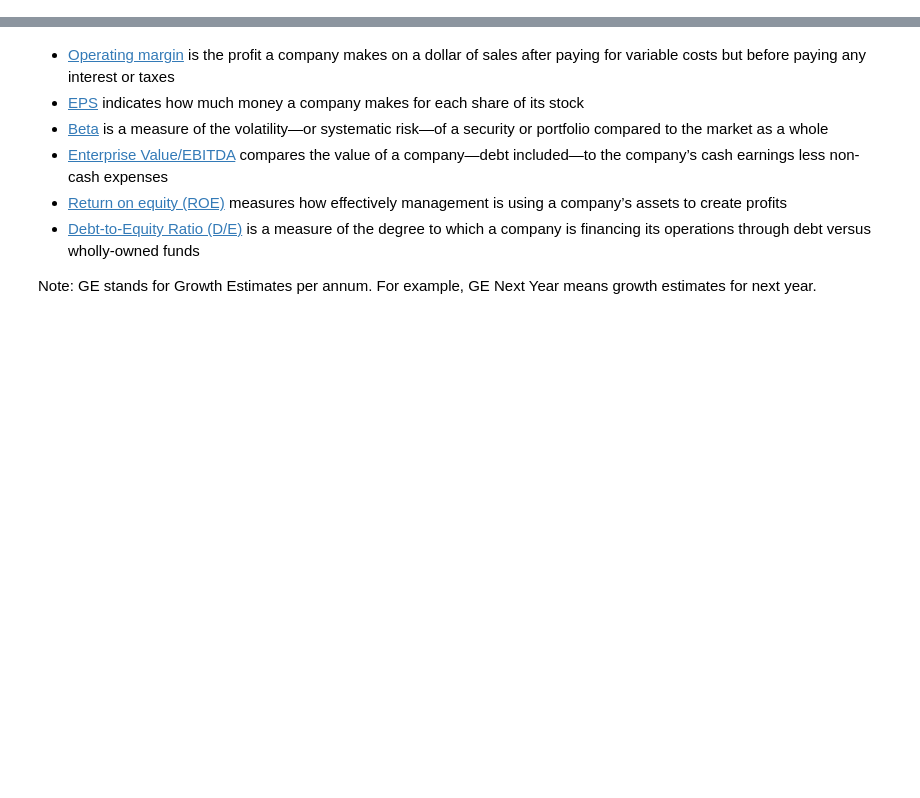
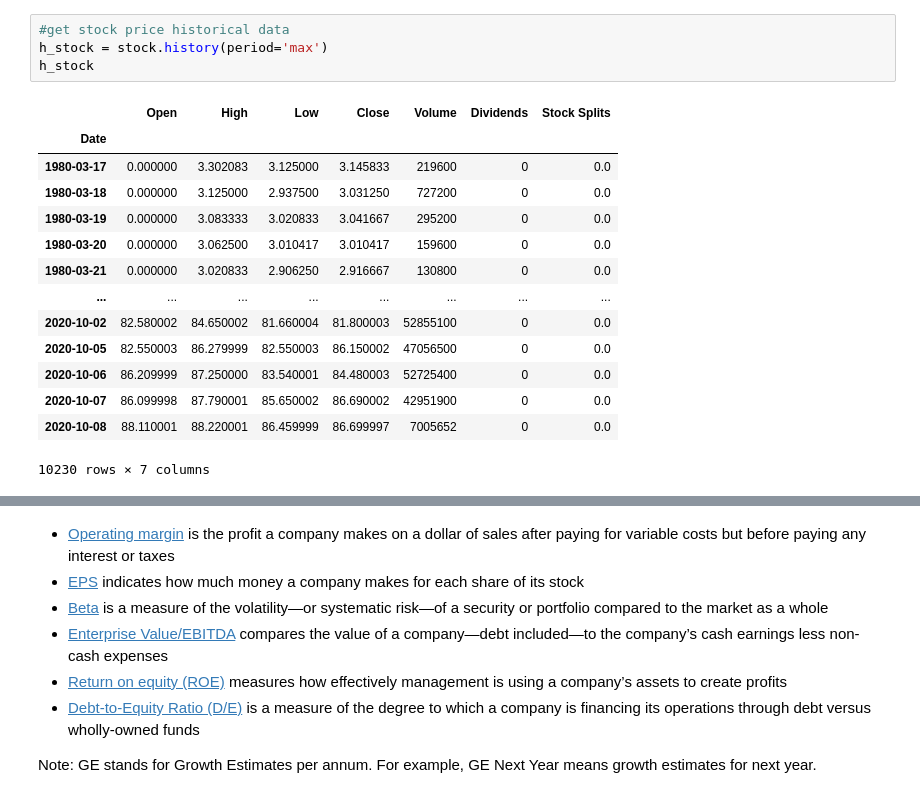
Before and after one commit to juwimana/Trading, a Jupyter notebook: Stock_Purchase_Valuation.ipynb, the cells around one changed output, grey strips where cells are left out. Saved outputs shown, nothing was run; the diff lists cells and outputs as text; blank space fills up the shorter version.

```diff
--- a/Stock_Purchase_Valuation.ipynb
+++ b/Stock_Purchase_Valuation.ipynb
@@ -26,0 +48,19 @@ df_prices.head()
+# %%
+#get stock price historical data
+h_stock = stock.history(period='max')
+h_stock
+# %% [output]
+|  | Open | High | Low | Close | Volume | Dividends | Stock Splits |
+| Date |  |  |  |  |  |  |  |
+| 1980-03-17 | 0.000000 | 3.302083 | 3.125000 | 3.145833 | 219600 | 0 | 0.0 |
+| 1980-03-18 | 0.000000 | 3.125000 | 2.937500 | 3.031250 | 727200 | 0 | 0.0 |
+| 1980-03-19 | 0.000000 | 3.083333 | 3.020833 | 3.041667 | 295200 | 0 | 0.0 |
+| 1980-03-20 | 0.000000 | 3.062500 | 3.010417 | 3.010417 | 159600 | 0 | 0.0 |
+| 1980-03-21 | 0.000000 | 3.020833 | 2.906250 | 2.916667 | 130800 | 0 | 0.0 |
+| ... | ... | ... | ... | ... | ... | ... | ... |
+| 2020-10-02 | 82.580002 | 84.650002 | 81.660004 | 81.800003 | 52855100 | 0 | 0.0 |
+| 2020-10-05 | 82.550003 | 86.279999 | 82.550003 | 86.150002 | 47056500 | 0 | 0.0 |
+| 2020-10-06 | 86.209999 | 87.250000 | 83.540001 | 84.480003 | 52725400 | 0 | 0.0 |
+| 2020-10-07 | 86.099998 | 87.790001 | 85.650002 | 86.690002 | 42951900 | 0 | 0.0 |
+| 2020-10-08 | 88.110001 | 88.220001 | 86.459999 | 86.699997 | 7005652 | 0 | 0.0 |
+10230 rows × 7 columns
```
Also changed, not shown: parts of 19 cells of this notebook.
